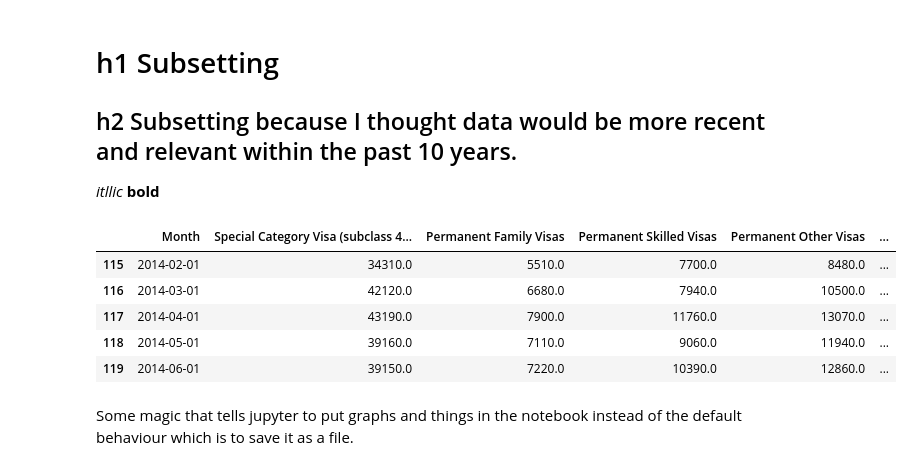
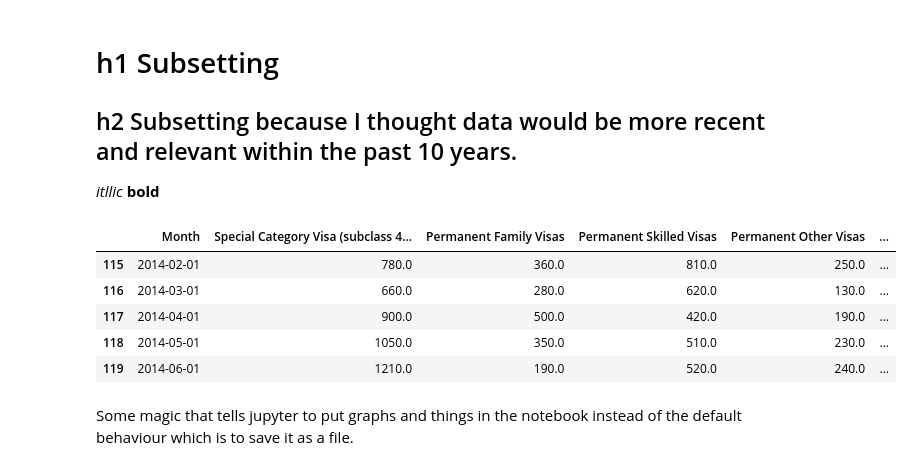
Before and after one commit to amelia-hov/travel_dataproject, a Jupyter notebook: data_introduction/basic_pandas.ipynb, the cells around one changed output. Cells and saved outputs as stored; diff of their text form; code cells hidden in the pictures.

```diff
--- a/data_introduction/basic_pandas.ipynb
+++ b/data_introduction/basic_pandas.ipynb
@@ -131,6 +131,6 @@ travel_data.head()
 # %%
-travel_data = pd.read_excel(excel_file_path, sheet_name="Northern Territory", skiprows=15, parse_dates=["Month"], skipfooter=1)
+travel_data_ARR = pd.read_excel(excel_file_path_ARR, sheet_name="NT", skiprows=15, parse_dates=["Month"], skipfooter=1)
 
-travel_data.head()
+travel_data_ARR.head()
 # %% [output]
 |  | Month | Special Category Visa (subclass 4... | Permanent Family Visas | Permanent Skilled Visas | Permanent Other Visas | ... |
@@ -145,15 +145,15 @@ travel_data.head()
 
 _itllic_ **bold**
 # %%
-tdf = travel_data[travel_data.Month > pd.Timestamp(year=2014, month=1, day=1)]
+tdf = travel_data_ARR[travel_data_ARR.Month > pd.Timestamp(year=2014, month=1, day=1)]
 tdf.head()
 # %% [output]
 |  | Month | Special Category Visa (subclass 4... | Permanent Family Visas | Permanent Skilled Visas | Permanent Other Visas | ... |
-| 115 | 2014-02-01 | 34310.0 | 5510.0 | 7700.0 | 8480.0 | ... |
-| 116 | 2014-03-01 | 42120.0 | 6680.0 | 7940.0 | 10500.0 | ... |
-| 117 | 2014-04-01 | 43190.0 | 7900.0 | 11760.0 | 13070.0 | ... |
-| 118 | 2014-05-01 | 39160.0 | 7110.0 | 9060.0 | 11940.0 | ... |
-| 119 | 2014-06-01 | 39150.0 | 7220.0 | 10390.0 | 12860.0 | ... |
+| 115 | 2014-02-01 | 780.0 | 360.0 | 810.0 | 250.0 | ... |
+| 116 | 2014-03-01 | 660.0 | 280.0 | 620.0 | 130.0 | ... |
+| 117 | 2014-04-01 | 900.0 | 500.0 | 420.0 | 190.0 | ... |
+| 118 | 2014-05-01 | 1050.0 | 350.0 | 510.0 | 230.0 | ... |
+| 119 | 2014-06-01 | 1210.0 | 190.0 | 520.0 | 240.0 | ... |
 # %% [markdown]
 Some magic that tells jupyter to put graphs and things in the notebook instead of the default behaviour which is to save it as a file.
 # %%
```
Also changed, not shown: parts of 10 cells of this notebook, 3 other files.
